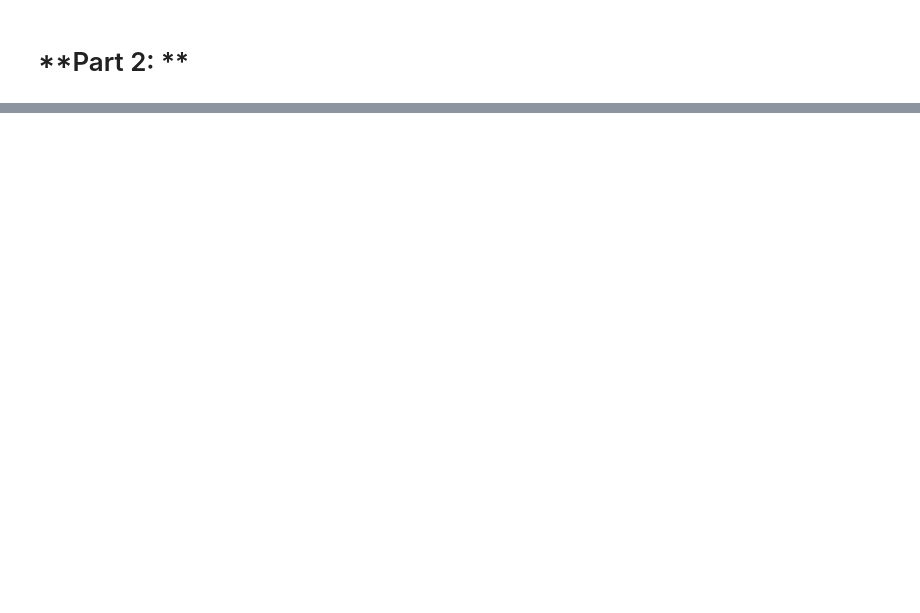
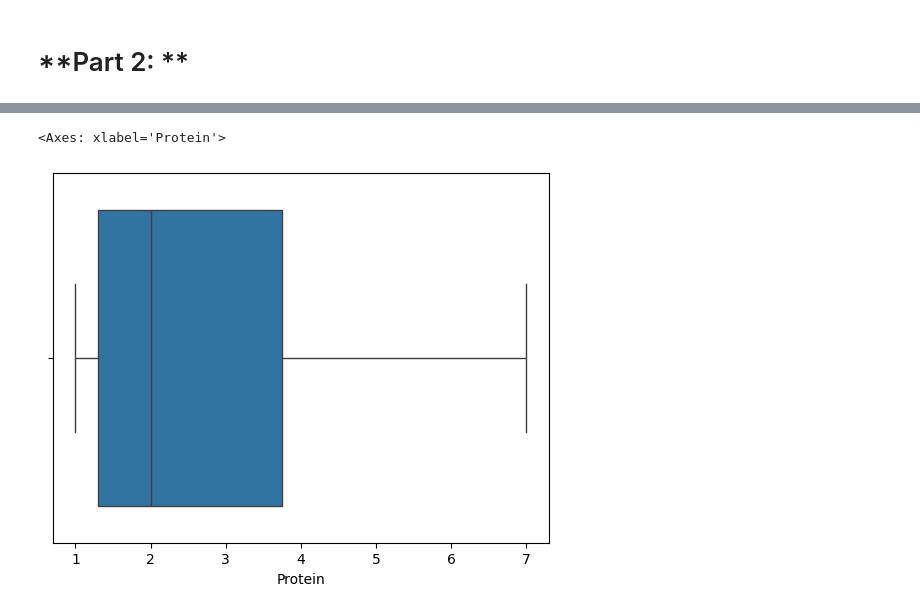
Before and after one commit to SageCas/Money-Expense-Report, a Jupyter notebook: Confidence_Interval_Lab_1_2.ipynb, the cells around one changed output, grey strips where cells are left out. Drawn from its saved outputs; the diff is of its cells as text; code cells hidden in the pictures; blank space fills up the shorter version.

```diff
--- a/Confidence_Interval_Lab_1_2.ipynb
+++ b/Confidence_Interval_Lab_1_2.ipynb
@@ -37,0 +186,15 @@ plt.axvline( x = 220 , color = 'g', linestyle=":")
+# %%
+# Cell 1
+import pandas as pd
+import seaborn as sns
+import matplotlib.pyplot as plt
+
+# Cell 2
+data = 'https://raw.githubusercontent.com/kmath22/kmath22/main/Cereal.csv'
+cereal_df = pd.read_csv(data)
+
+# Cell 3
+sns.boxplot(x='Protein', data=cereal_df)
+# %% [output]
+<Axes: xlabel='Protein'>
+[figure, added]
```
Also changed, not shown: parts of 20 cells of this notebook.
